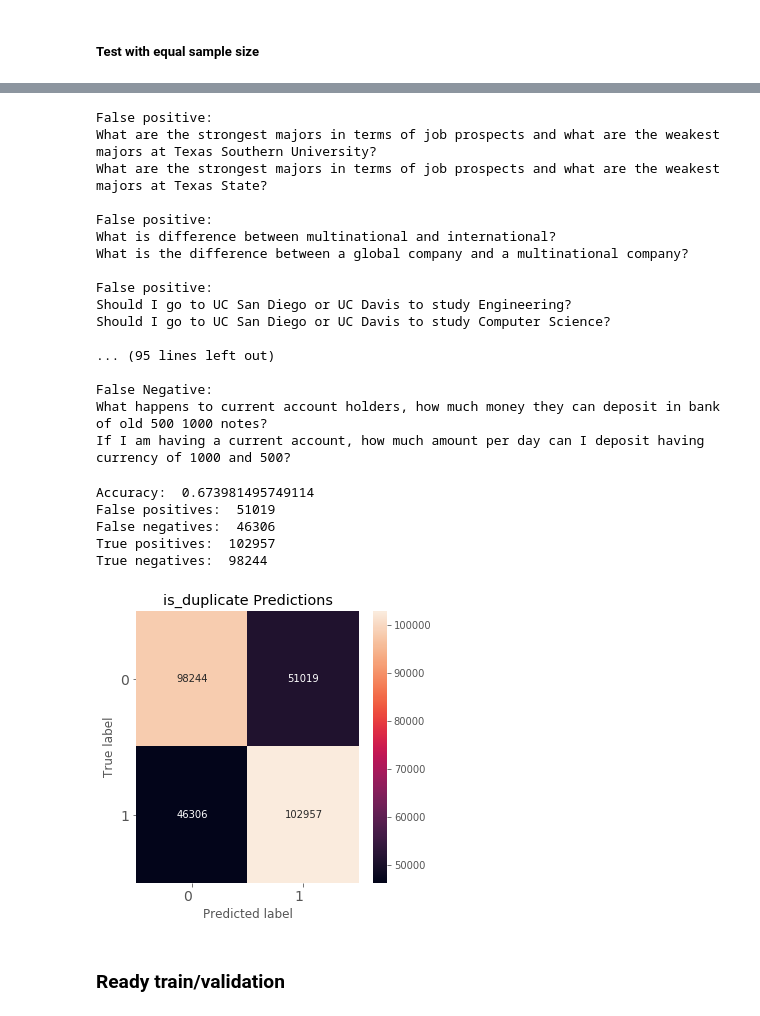
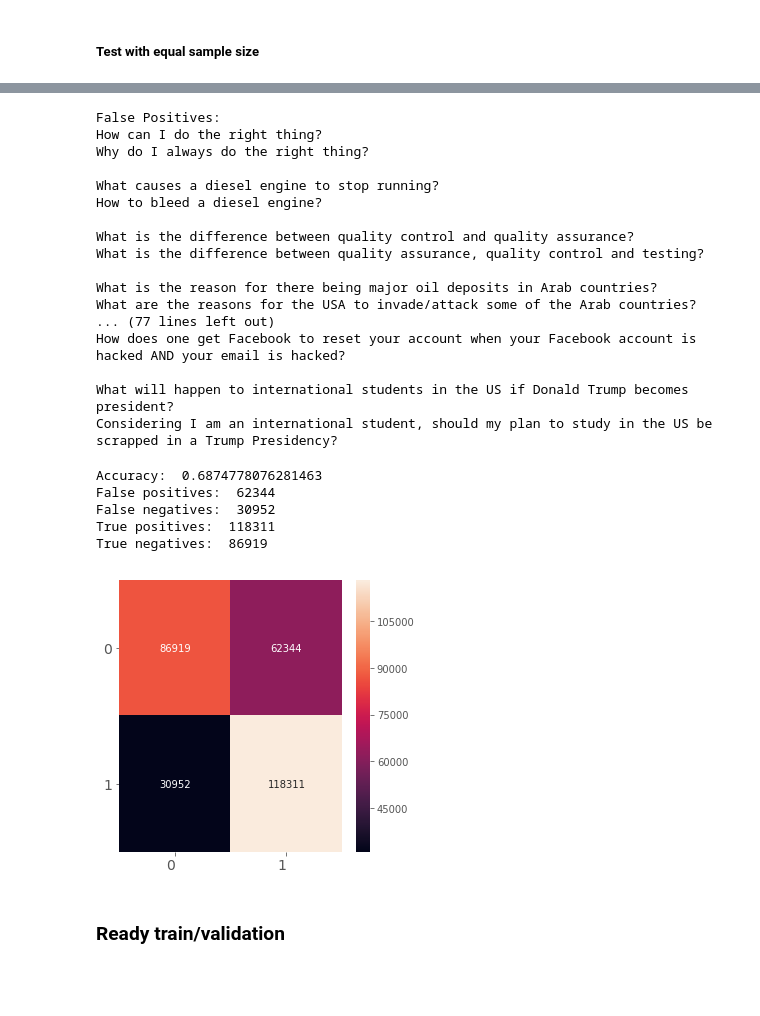
Before and after one commit to Parth-03/DuplicateQuestionIdentifier, a Jupyter notebook: data_exploration.ipynb, the cells around one changed output, grey strips where cells are left out. Cells and saved outputs as stored; diff of their text form; code cells hidden in the pictures; blank space fills up the shorter version.

Commit message:
more visualizations made

```diff
--- a/data_exploration.ipynb
+++ b/data_exploration.ipynb
@@ -184,46 +187,62 @@ trp = 0
 trn = 0
 fap = 0
 fan = 0
+a = 0
+b = 0
 
 for i, row in g.iterrows():
-    if (row['repeats']/row['q1l'] + row['repeats']/row['q2l'])/2 >= 0.5:
+    if (row['repeats']/row['q1l'] + row['repeats']/row['q2l'])/2 >= 0.43:
         if row['is_duplicate'] == 1:
             trp = trp + 1
         else:
+            if abs(row['q1l'] - row['q2l']) > 10 and b == 0:
+                b = 1
+                print('fap')
+                print(row['question1'])
+                print(row['question2'])
+                print(" ")
+            if fap == 0:
+                print("False Positives:")
             fap = fap + 1
             if fap < 15:
-                print("False positive:")
                 print(row['question1'])
                 print(row['question2'])
                 print(" ")
     else:
         if row['is_duplicate'] == 1:
+            if abs(row['q1l'] - row['q2l']) > 10 and a == 0:
+                a = 1
+                print('fan')
+                print(row['question1'])
+                print(row['question2'])
+                print(" ")
+            if fan == 0:
+                print("False Negatives:")
             fan = fan + 1
             if fan < 15:
-                print("False Negative:")
                 print(row['question1'])
                 print(row['question2'])
                 print(" ")
         else:
             trn = trn + 1
 # %% [output]
-False positive:
-What are the strongest majors in terms of job prospects and what are the weakest majors at Texas Southern University?
-What are the strongest majors in terms of job prospects and what are the weakest majors at Texas State?
+False Positives:
+How can I do the right thing?
+Why do I always do the right thing?
 
-False positive:
-What is difference between multinational and international?
-What is the difference between a global company and a multinational company?
+What causes a diesel engine to stop running?
+How to bleed a diesel engine?
 
-False positive:
-Should I go to UC San Diego or UC Davis to study Engineering?
-Should I go to UC San Diego or UC Davis to study Computer Science?
+What is the difference between quality control and quality assurance?
+What is the difference between quality assurance, quality control and testing?
 
-... (95 lines left out)
+What is the reason for there being major oil deposits in Arab countries?
+What are the reasons for the USA to invade/attack some of the Arab countries?
+... (77 lines left out)
+How does one get Facebook to reset your account when your Facebook account is hacked AND your email is hacked?
 
-False Negative:
-What happens to current account holders, how much money they can deposit in bank of old 500 1000 notes?
-If I am having a current account, how much amount per day can I deposit having currency of 1000 and 500?
+What will happen to international students in the US if Donald Trump becomes president?
+Considering I am an international student, should my plan to study in the US be scrapped in a Trump Presidency?
 # %%
 print("Accuracy: ", (trp+trn)/(trp+trn+fap+fan))
 print("False positives: ", fap)
@@ -231,22 +250,22 @@ print("False negatives: ", fan)
 print("True positives: ", trp)
 print("True negatives: ", trn)
 # %% [output]
-Accuracy:  0.673981495749114
-False positives:  51019
-False negatives:  46306
-True positives:  102957
-True negatives:  98244
+Accuracy:  0.6874778076281463
+False positives:  62344
+False negatives:  30952
+True positives:  118311
+True negatives:  86919
 # %%
 plt.figure(figsize=[5,5])
 heatmap2 = sb.heatmap([[trn,fap],[fan,trp]], annot=True, fmt="d")
 heatmap2.yaxis.set_ticklabels(heatmap2.yaxis.get_ticklabels(), rotation=0, ha='right', fontsize=14)
 heatmap2.xaxis.set_ticklabels(heatmap2.xaxis.get_ticklabels(), rotation=0, ha='right', fontsize=14)
-plt.ylabel('True label')
-plt.xlabel('Predicted label')
-plt.title("is_duplicate Predictions")
-plt.show()
+# plt.ylabel('True label')
+# plt.xlabel('Predicted label')
+# plt.title("is_duplicate Predictions")
+plt.show();
 # %% [output]
-[figure, old version]
+[figure, new version]
 # %% [markdown]
 ### Ready train/validation
 # %%
```
Also changed, not shown: parts of 15 cells of this notebook.
